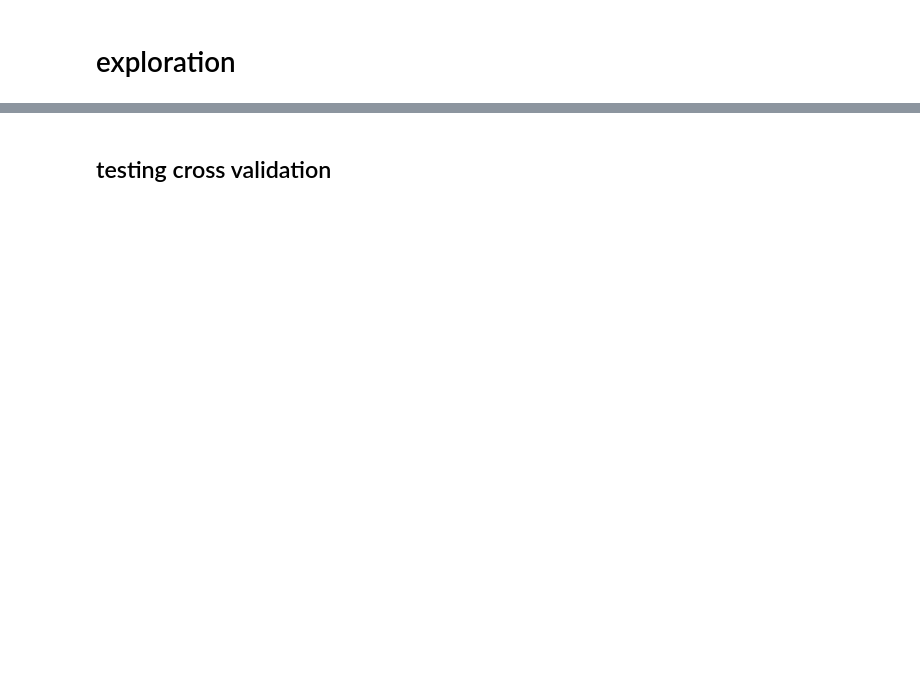
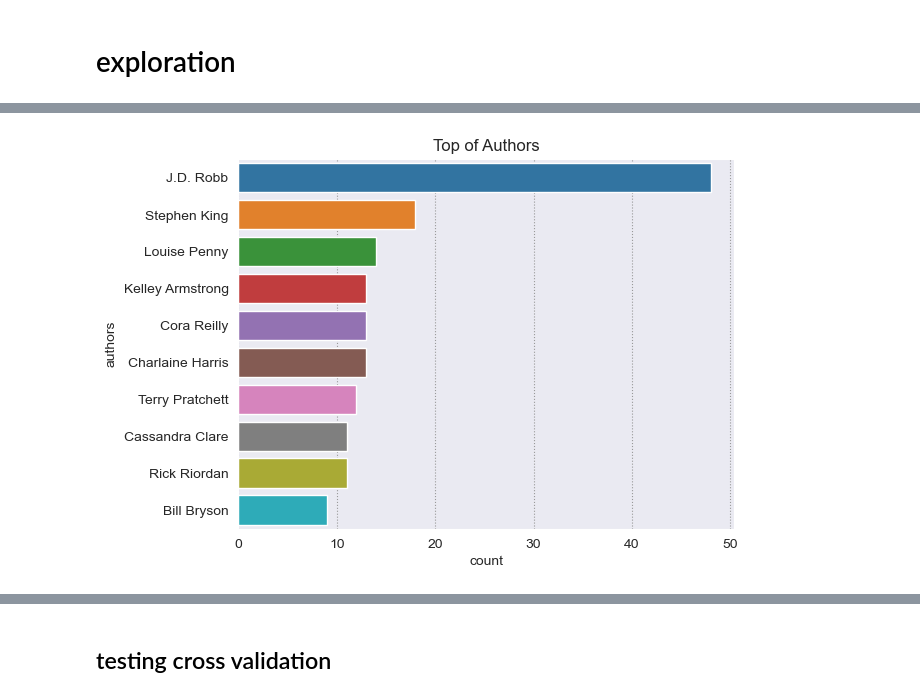
Before and after one commit to Booookkkkkssss/books_main, a Jupyter notebook: shawns_work/prep_and_explore_workbook.ipynb, the cells around one changed output, grey strips where cells are left out. Saved outputs shown, nothing was run; the diff lists cells and outputs as text; code cells hidden in the pictures; blank space fills up the shorter version.

```diff
--- a/shawns_work/prep_and_explore_workbook.ipynb
+++ b/shawns_work/prep_and_explore_workbook.ipynb
@@ -480,0 +424,4 @@ plt.show()
+# %%
+top_authors = train['author'].value_counts().head(10).index.tolist()
+
+top_authors
@@ -480,0 +439,12 @@ plt.show()
+# %%
+filtered_df = train[train['author'].isin(top_authors)]
+# %%
+# Construct plot
+sns.countplot(y='author', data=filtered_df, order=filtered_df['author'].value_counts().index)
+
+plt.title('Top of Authors')
+plt.ylabel('Appearances on List')
+plt.ylabel('authors')
+plt.show()
+# %% [output]
+[figure, added]
```
Also changed, not shown: parts of 44 cells of this notebook, 3 other files.
